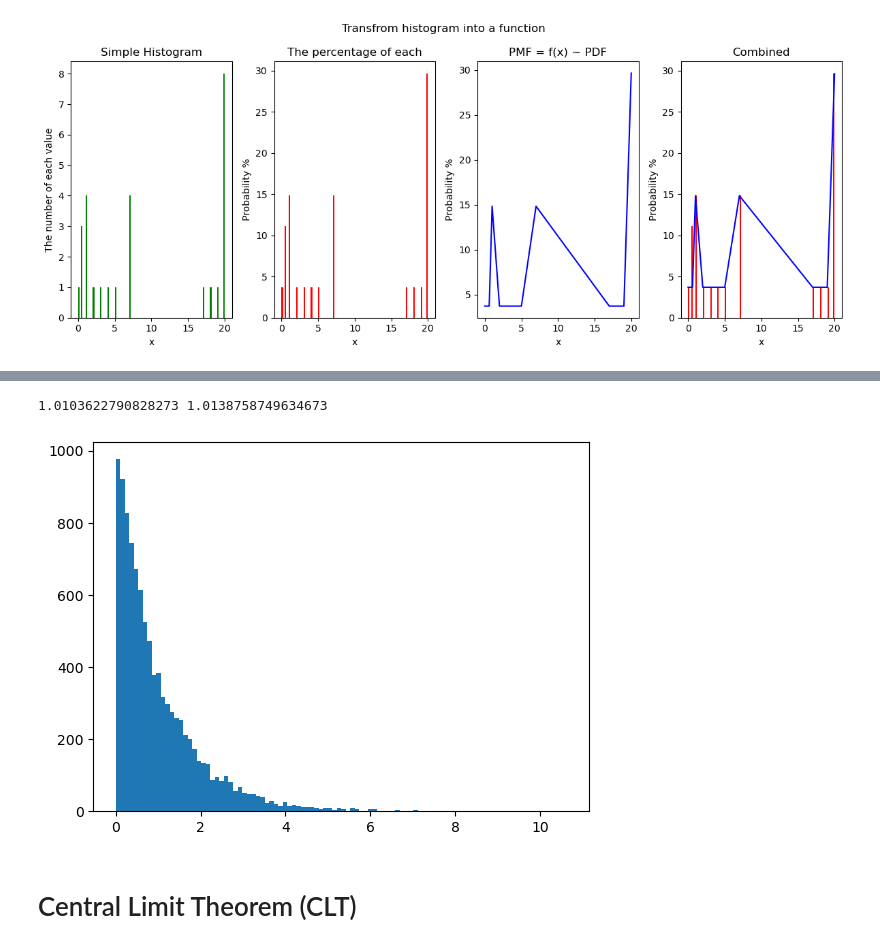
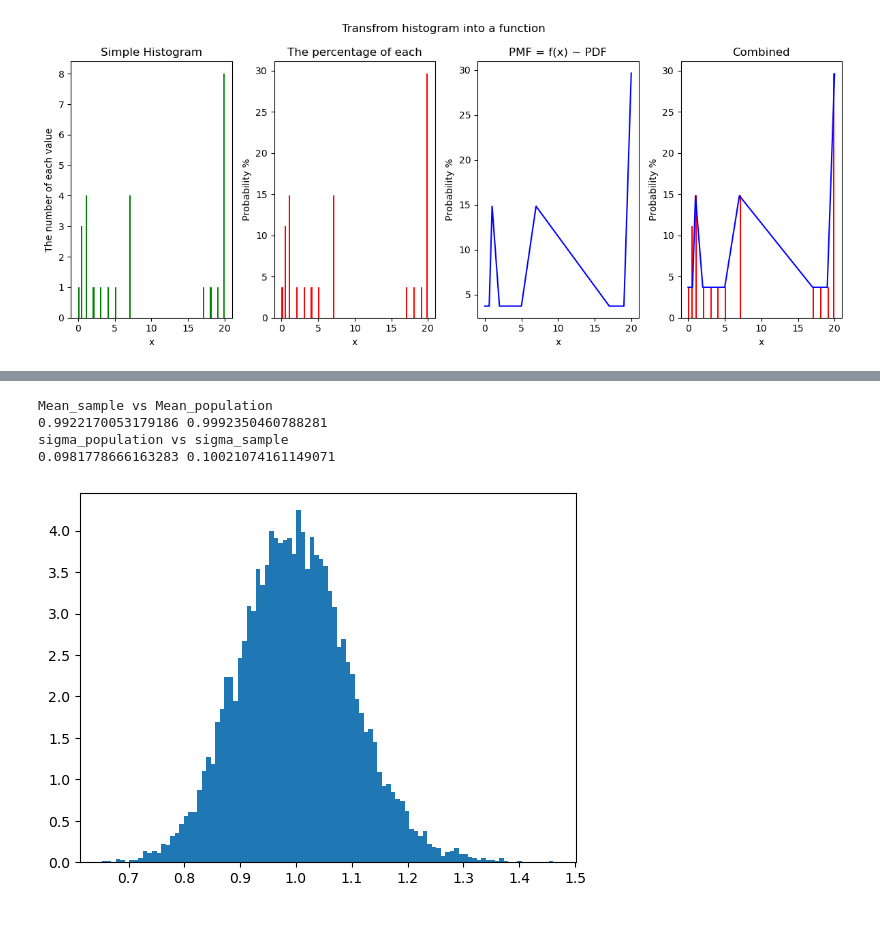
Before and after one commit to DemetryG16/astrostatistics_bicocca_2026, a Jupyter notebook: My_Notes_Probability.ipynb, the cells around one changed output, grey strips where cells are left out. Saved outputs shown, nothing was run; the diff lists cells and outputs as text; code cells hidden in the pictures.

```diff
--- a/My_Notes_Probability.ipynb
+++ b/My_Notes_Probability.ipynb
@@ -63,6 +63,0 @@ plt.show()
-# %%
-def exp(x):
-    return np.exp(x)
-exp_val = []
-for n in range(1,51):
-   exp_val.append(exp(n))
@@ -68,0 +85,9 @@ for n in range(1,51):
+# %%
+# Simple draw for some variables regarding an exponential
+N = 100
+samples = np.random.exponential(scale=1, size=N) # It chooses regarding
+mu = np.mean(samples)
+sigma = np.std(samples)
+print(mu,sigma)
+plt.hist(samples, bins= 100)
+plt.show()
@@ -69,12 +97,24 @@ for n in range(1,51):
 # %%
-samples = np.random.exponential(scale=1, size=10000)
-mu = np.mean(samples)
-sigma = np.std(samples)
-print(mu,sigma)
-plt.hist(samples, bins= 100)
+N = 100
+means = []
+sigmas = []
+for n in range(1,10001):
+ samples = np.random.exponential(scale=1, size=N) # It chooses random values
+ mu = np.mean(samples)
+ sigma = np.std(samples)
+ means.append(mu)
+ sigmas.append(sigma)
+
+sigma_tot = np.std(means)
+print('Mean_sample vs Mean_population')
+print(mu , np.mean(means))
+print('sigma_population vs sigma_sample')
+print(sigma/np.sqrt(N),sigma_tot)
+plt.hist(means, bins= 100, density= True)
 plt.show()
 # %% [output]
-1.0103622790828273 1.0138758749634673
+Mean_sample vs Mean_population
+0.9922170053179186 0.9992350460788281
+sigma_population vs sigma_sample
+0.0981778666163283 0.10021074161149071
-[figure, old version]
+[figure, new version]
-# %% [markdown]
-# Central Limit Theorem (CLT)
```
Also changed, not shown: parts of 8 cells of this notebook, 6 other files.
